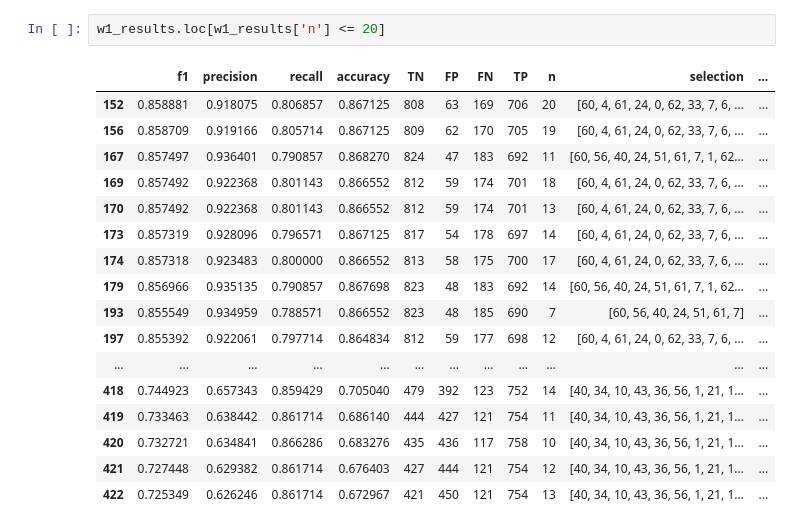
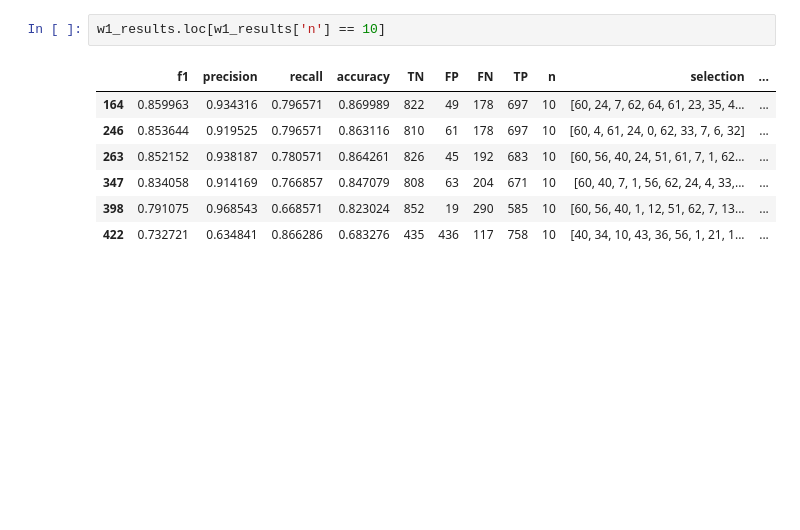
Before and after one commit to nischikata/AggressivenessClassification, a Jupyter notebook: test_stepwise_selection.ipynb, the cells around one changed output. Saved outputs shown, nothing was run; the diff lists cells and outputs as text; blank space fills up the shorter version.

Commit message:
SVM, linearSVM all done. results computed

```diff
--- a/test_stepwise_selection.ipynb
+++ b/test_stepwise_selection.ipynb
@@ -88,20 +88,10 @@ w1_results
 # %%
-w1_results.loc[w1_results['n'] <= 20]
+w1_results.loc[w1_results['n'] == 10]
 # %% [output]
 |  | f1 | precision | recall | accuracy | TN | FP | FN | TP | n | selection | ... |
-| 152 | 0.858881 | 0.918075 | 0.806857 | 0.867125 | 808 | 63 | 169 | 706 | 20 | [60, 4, 61, 24, 0, 62, 33, 7, 6, ... | ... |
-| 156 | 0.858709 | 0.919166 | 0.805714 | 0.867125 | 809 | 62 | 170 | 705 | 19 | [60, 4, 61, 24, 0, 62, 33, 7, 6, ... | ... |
-| 167 | 0.857497 | 0.936401 | 0.790857 | 0.868270 | 824 | 47 | 183 | 692 | 11 | [60, 56, 40, 24, 51, 61, 7, 1, 62... | ... |
-| 169 | 0.857492 | 0.922368 | 0.801143 | 0.866552 | 812 | 59 | 174 | 701 | 18 | [60, 4, 61, 24, 0, 62, 33, 7, 6, ... | ... |
-| 170 | 0.857492 | 0.922368 | 0.801143 | 0.866552 | 812 | 59 | 174 | 701 | 13 | [60, 4, 61, 24, 0, 62, 33, 7, 6, ... | ... |
-| 173 | 0.857319 | 0.928096 | 0.796571 | 0.867125 | 817 | 54 | 178 | 697 | 14 | [60, 4, 61, 24, 0, 62, 33, 7, 6, ... | ... |
-| 174 | 0.857318 | 0.923483 | 0.800000 | 0.866552 | 813 | 58 | 175 | 700 | 17 | [60, 4, 61, 24, 0, 62, 33, 7, 6, ... | ... |
-| 179 | 0.856966 | 0.935135 | 0.790857 | 0.867698 | 823 | 48 | 183 | 692 | 14 | [60, 56, 40, 24, 51, 61, 7, 1, 62... | ... |
-| 193 | 0.855549 | 0.934959 | 0.788571 | 0.866552 | 823 | 48 | 185 | 690 | 7 | [60, 56, 40, 24, 51, 61, 7] | ... |
-| 197 | 0.855392 | 0.922061 | 0.797714 | 0.864834 | 812 | 59 | 177 | 698 | 12 | [60, 4, 61, 24, 0, 62, 33, 7, 6, ... | ... |
-| ... | ... | ... | ... | ... | ... | ... | ... | ... | ... | ... | ... |
-| 418 | 0.744923 | 0.657343 | 0.859429 | 0.705040 | 479 | 392 | 123 | 752 | 14 | [40, 34, 10, 43, 36, 56, 1, 21, 1... | ... |
-| 419 | 0.733463 | 0.638442 | 0.861714 | 0.686140 | 444 | 427 | 121 | 754 | 11 | [40, 34, 10, 43, 36, 56, 1, 21, 1... | ... |
-| 420 | 0.732721 | 0.634841 | 0.866286 | 0.683276 | 435 | 436 | 117 | 758 | 10 | [40, 34, 10, 43, 36, 56, 1, 21, 1... | ... |
-| 421 | 0.727448 | 0.629382 | 0.861714 | 0.676403 | 427 | 444 | 121 | 754 | 12 | [40, 34, 10, 43, 36, 56, 1, 21, 1... | ... |
-| 422 | 0.725349 | 0.626246 | 0.861714 | 0.672967 | 421 | 450 | 121 | 754 | 13 | [40, 34, 10, 43, 36, 56, 1, 21, 1... | ... |
+| 164 | 0.859963 | 0.934316 | 0.796571 | 0.869989 | 822 | 49 | 178 | 697 | 10 | [60, 24, 7, 62, 64, 61, 23, 35, 4... | ... |
+| 246 | 0.853644 | 0.919525 | 0.796571 | 0.863116 | 810 | 61 | 178 | 697 | 10 | [60, 4, 61, 24, 0, 62, 33, 7, 6, 32] | ... |
+| 263 | 0.852152 | 0.938187 | 0.780571 | 0.864261 | 826 | 45 | 192 | 683 | 10 | [60, 56, 40, 24, 51, 61, 7, 1, 62... | ... |
+| 347 | 0.834058 | 0.914169 | 0.766857 | 0.847079 | 808 | 63 | 204 | 671 | 10 | [60, 40, 7, 1, 56, 62, 24, 4, 33,... | ... |
+| 398 | 0.791075 | 0.968543 | 0.668571 | 0.823024 | 852 | 19 | 290 | 585 | 10 | [60, 56, 40, 1, 12, 51, 62, 7, 13... | ... |
+| 422 | 0.732721 | 0.634841 | 0.866286 | 0.683276 | 435 | 436 | 117 | 758 | 10 | [40, 34, 10, 43, 36, 56, 1, 21, 1... | ... |
```
Also changed, not shown: parts of 5 cells of this notebook, 24 other files.
